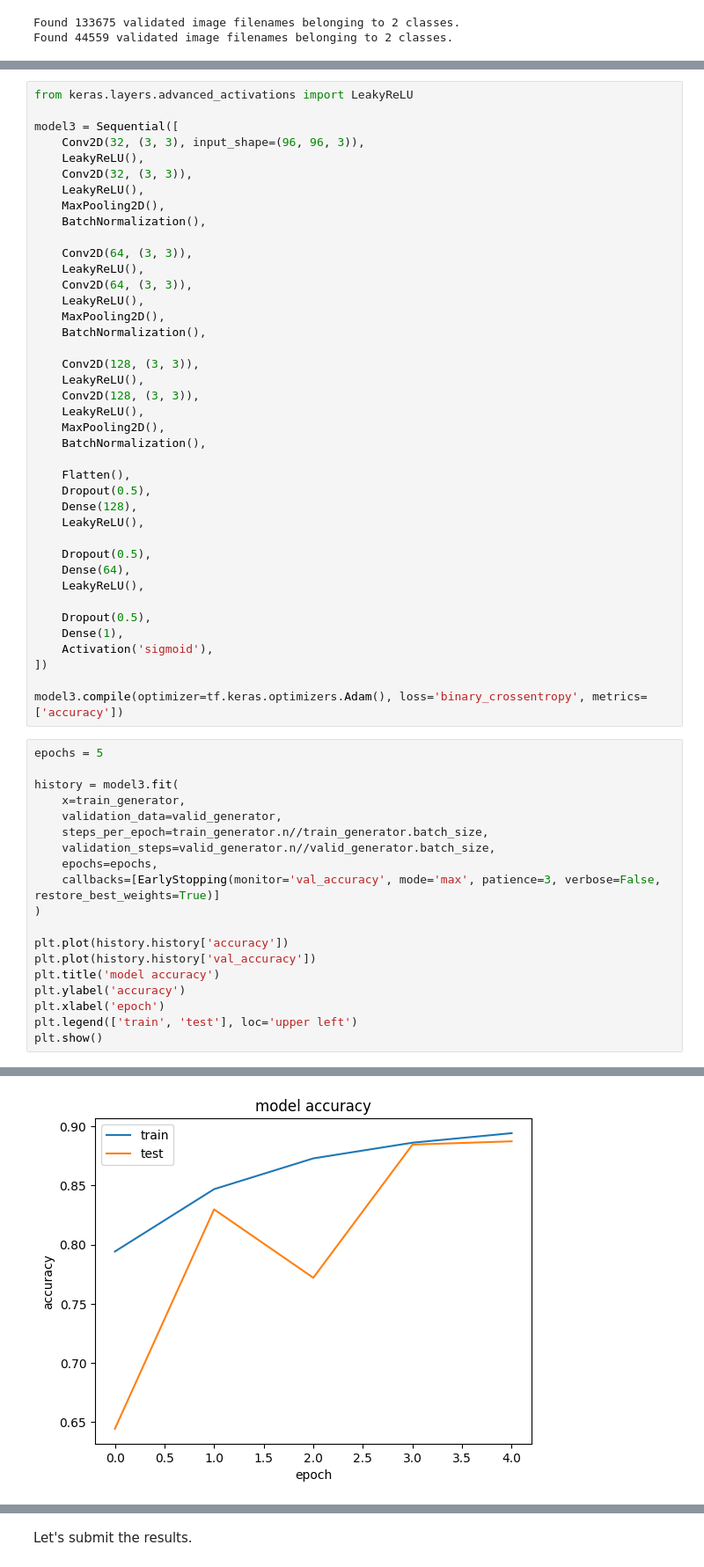
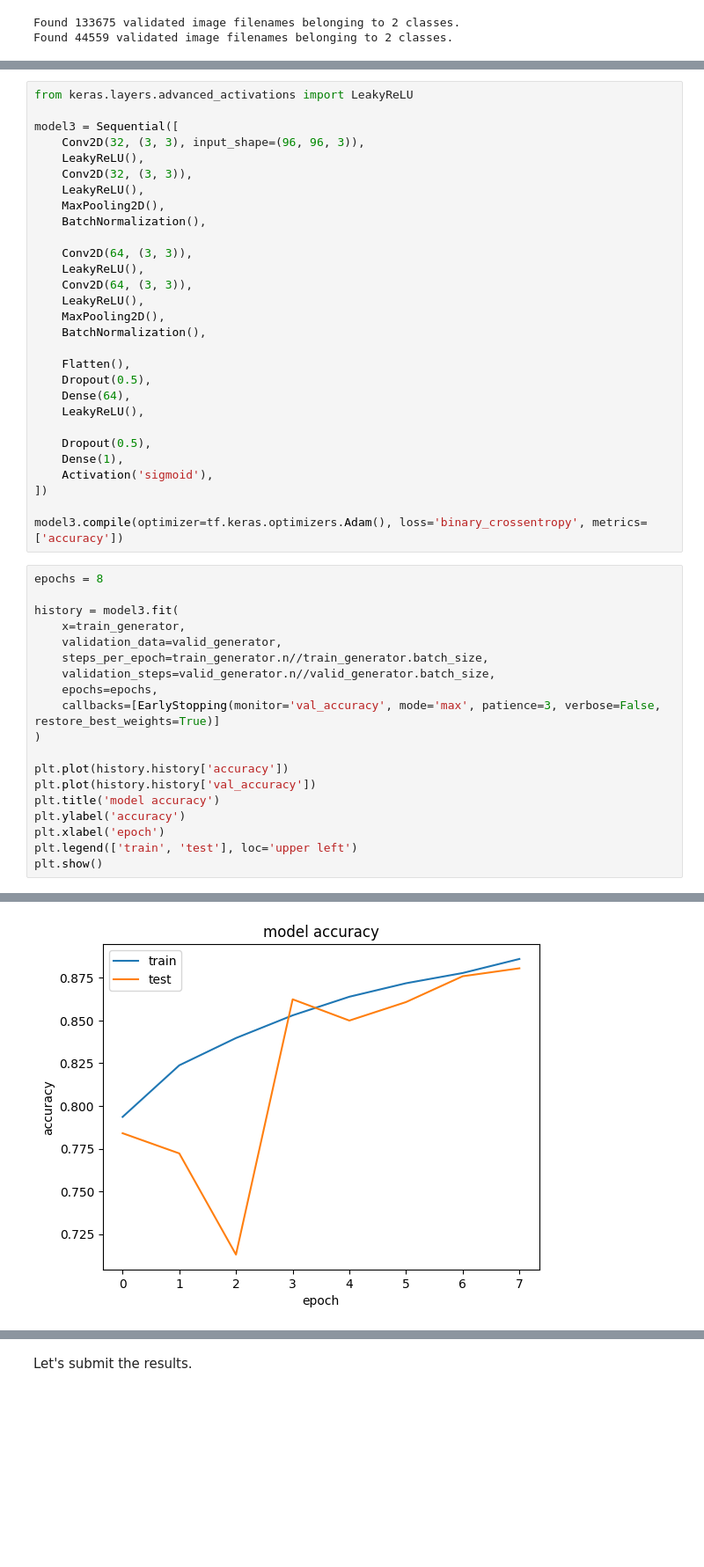
Before and after one commit to YAGoOaR/CNN-Kaggle-Mini-Project, a Jupyter notebook: workspace/notebookd7b18b9963.ipynb, the cells around one changed output, grey strips where cells are left out. Shown at 88% size. Saved outputs shown, nothing was run; the diff lists cells and outputs as text; blank space fills up the shorter version.

```diff
--- a/workspace/notebookd7b18b9963.ipynb
+++ b/workspace/notebookd7b18b9963.ipynb
@@ -349,18 +340,7 @@ model3 = Sequential([
     MaxPooling2D(),
     BatchNormalization(),
 
-    Conv2D(128, (3, 3)),
-    LeakyReLU(),
-    Conv2D(128, (3, 3)),
-    LeakyReLU(),
-    MaxPooling2D(),
-    BatchNormalization(),
-
     Flatten(),
-    Dropout(0.5),
-    Dense(128),
-    LeakyReLU(),
-
     Dropout(0.5),
     Dense(64),
     LeakyReLU(),
@@ -372,7 +352,7 @@ model3 = Sequential([
 
 model3.compile(optimizer=tf.keras.optimizers.Adam(), loss='binary_crossentropy', metrics=['accuracy'])
 # %%
-epochs = 5
+epochs = 8
 
 history = model3.fit(
     x=train_generator,
@@ -404,2 +390,2 @@ Epoch 5/5
-[figure, old version]
+[figure, new version]
 # %% [markdown]
```
Also changed, not shown: parts of 14 cells of this notebook.
